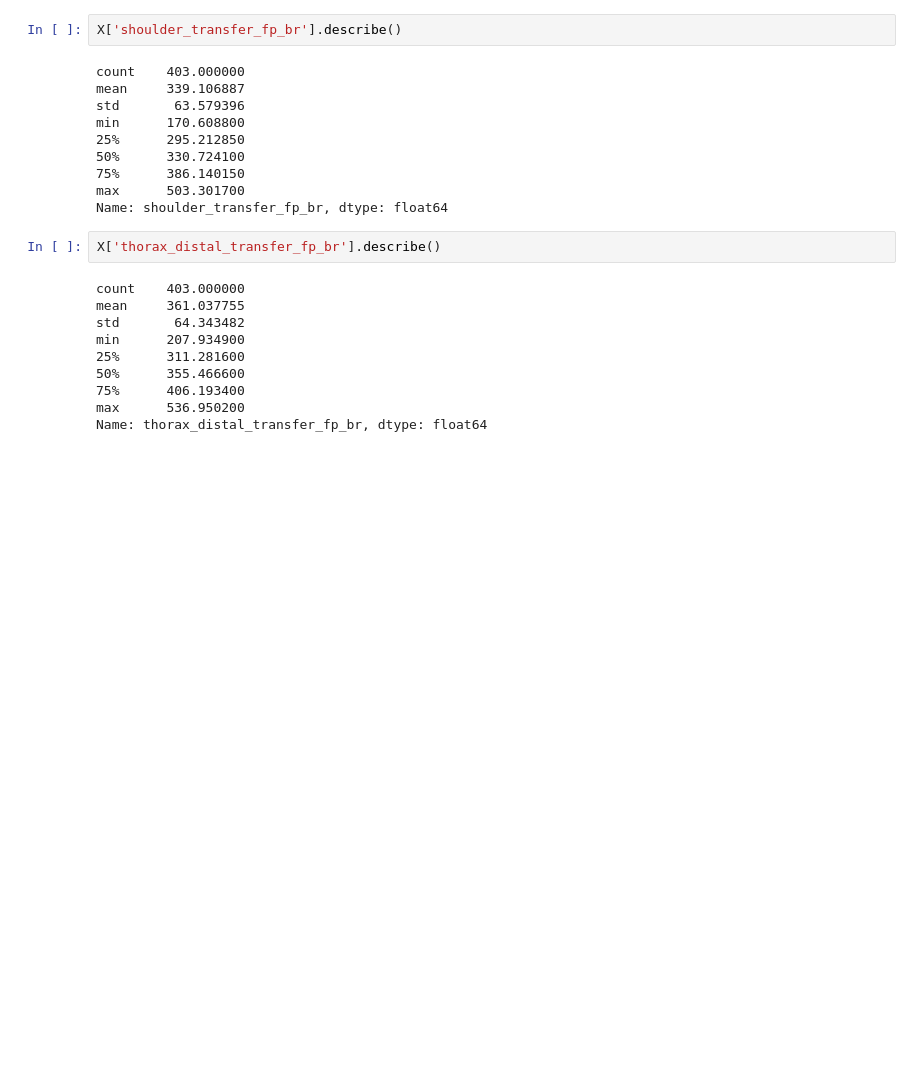
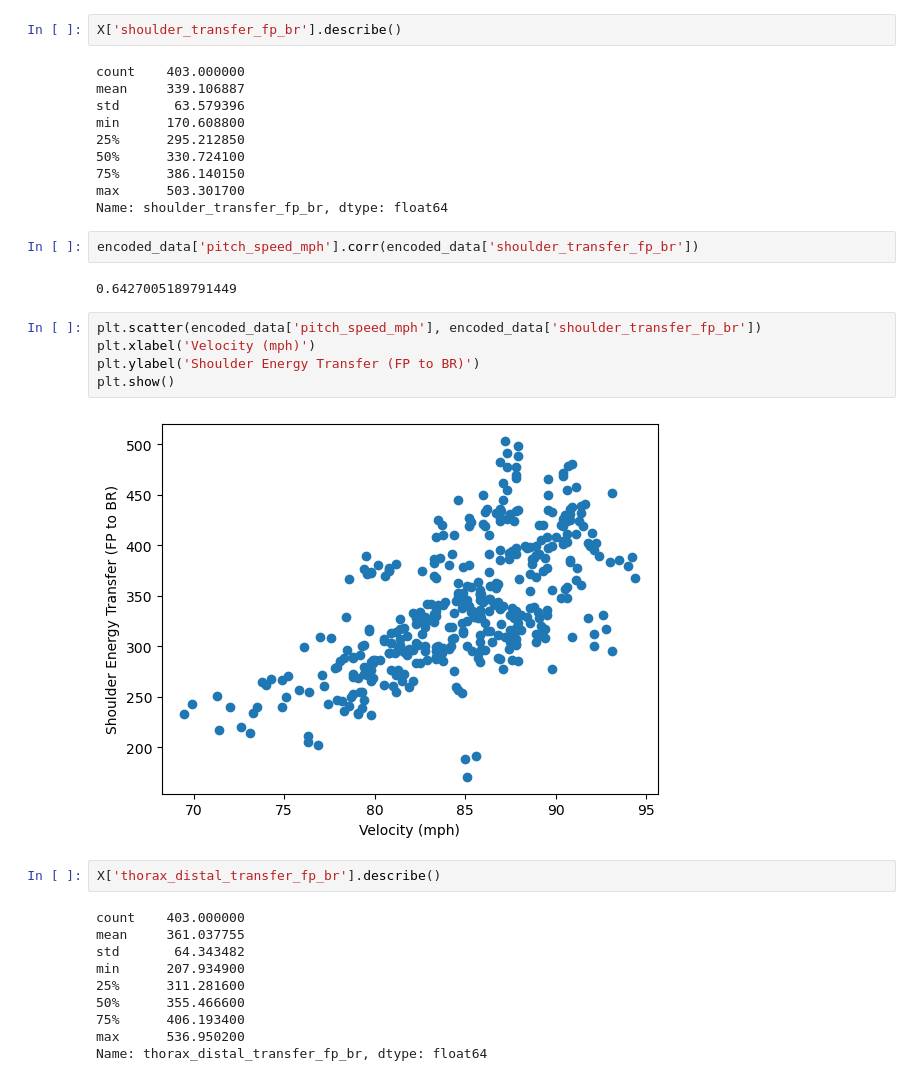
Before and after one commit to jisoawe/Biomech_Pitch_Velo_Prediction, a Jupyter notebook: Biomech_Velo_Prediction.ipynb, the cells around one changed output. Drawn from its saved outputs; the diff is of its cells as text; blank space fills up the shorter version.

```diff
--- a/Biomech_Velo_Prediction.ipynb
+++ b/Biomech_Velo_Prediction.ipynb
@@ -358,6 +369,17 @@ min      170.608800
 75%      386.140150
 max      503.301700
 Name: shoulder_transfer_fp_br, dtype: float64
+# %%
+encoded_data['pitch_speed_mph'].corr(encoded_data['shoulder_transfer_fp_br'])
+# %% [output]
+0.6427005189791449
+# %%
+plt.scatter(encoded_data['pitch_speed_mph'], encoded_data['shoulder_transfer_fp_br'])
+plt.xlabel('Velocity (mph)')
+plt.ylabel('Shoulder Energy Transfer (FP to BR)')
+plt.show()
+# %% [output]
+[figure, added]
 # %%
 X['thorax_distal_transfer_fp_br'].describe()
 # %% [output]
```
Also changed, not shown: parts of 16 cells of this notebook.
